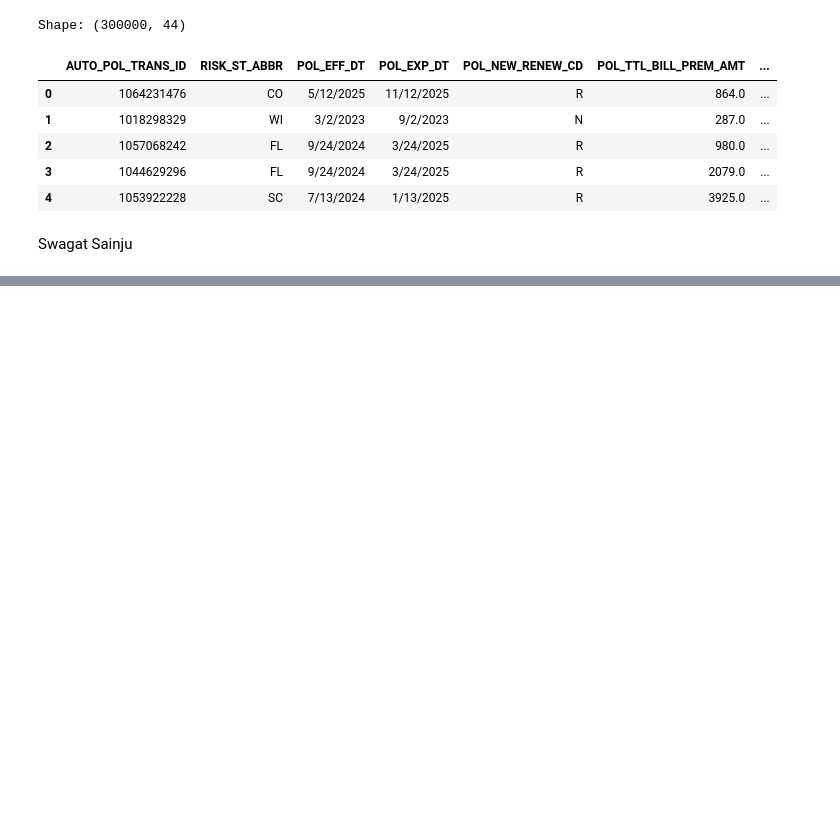
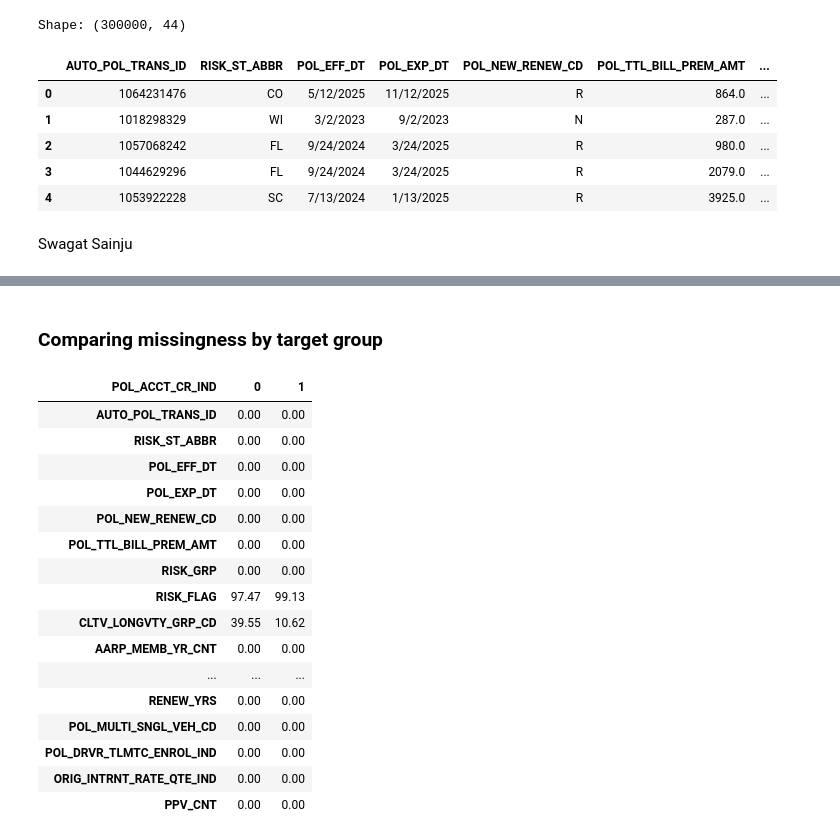
Before and after one commit to BrendanMeyler1/GRAD_5800_The_Hartford_Group_1, a Jupyter notebook: group_1_collab_notebook.ipynb, the cells around one changed output, grey strips where cells are left out. Drawn from its saved outputs; the diff is of its cells as text; code cells hidden in the pictures; blank space fills up the shorter version.

```diff
--- a/group_1_collab_notebook.ipynb
+++ b/group_1_collab_notebook.ipynb
@@ -35,10 +35,10 @@ sns.set_theme(style='whitegrid', context='notebook')
 plt.rcParams['figure.figsize'] = (8, 5)
 # %%
 # Load the dataset
-DATA_PATH = 'Data/OneDrive_1_5-17-2026/UConn_2026_data.csv'
+DATA_PATH = "Data/The Hartford Data/UConn_2026_data(in).csv"
 df = pd.read_csv(DATA_PATH)
 
-print(f'Shape: {df.shape}')
+print(f"Shape: {df.shape}")
 df.head()
 # %% [output]
 Shape: (300000, 44)
@@ -52,0 +109,32 @@ Swagat Sainju
+# %% [markdown]
+### Comparing missingness by target group
+# %%
+# Compare missingness by target group
+missing_by_target = {}
+
+for col in df.columns:
+    if col != target:
+        missing_by_target[col] = df.groupby(target)[col].apply(lambda x: x.isna().mean() * 100)
+
+missing_by_target_df = pd.DataFrame(missing_by_target).T
+missing_by_target_df = missing_by_target_df.round(2)
+
+missing_by_target_df.head(20)
+# %% [output]
+| POL_ACCT_CR_IND | 0 | 1 |
+| AUTO_POL_TRANS_ID | 0.00 | 0.00 |
+| RISK_ST_ABBR | 0.00 | 0.00 |
+| POL_EFF_DT | 0.00 | 0.00 |
+| POL_EXP_DT | 0.00 | 0.00 |
+| POL_NEW_RENEW_CD | 0.00 | 0.00 |
+| POL_TTL_BILL_PREM_AMT | 0.00 | 0.00 |
+| RISK_GRP | 0.00 | 0.00 |
+| RISK_FLAG | 97.47 | 99.13 |
+| CLTV_LONGVTY_GRP_CD | 39.55 | 10.62 |
+| AARP_MEMB_YR_CNT | 0.00 | 0.00 |
+| ... | ... | ... |
+| RENEW_YRS | 0.00 | 0.00 |
+| POL_MULTI_SNGL_VEH_CD | 0.00 | 0.00 |
+| POL_DRVR_TLMTC_ENROL_IND | 0.00 | 0.00 |
+| ORIG_INTRNT_RATE_QTE_IND | 0.00 | 0.00 |
+| PPV_CNT | 0.00 | 0.00 |
```
Also changed, not shown: parts of 26 cells of this notebook.
